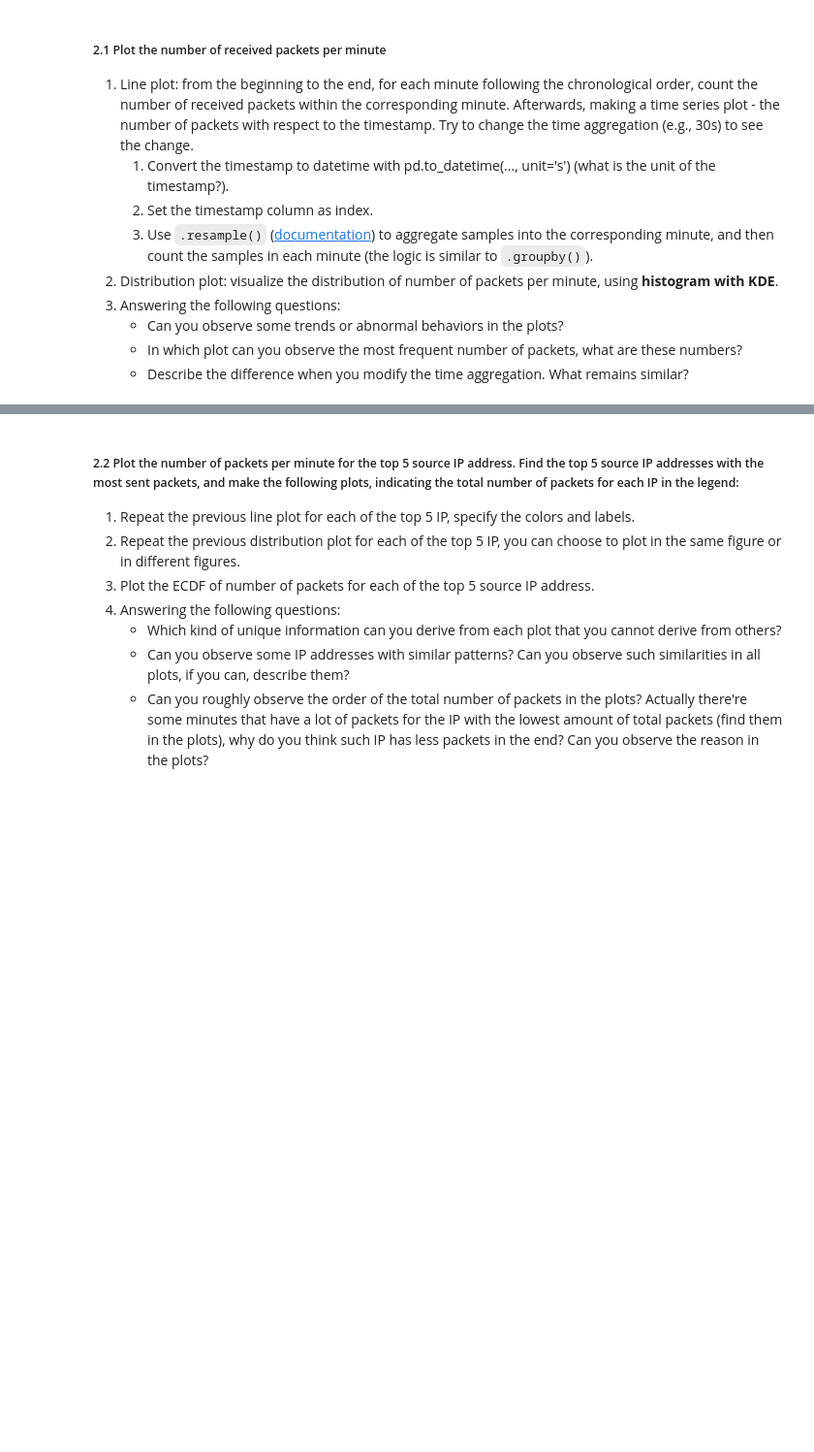
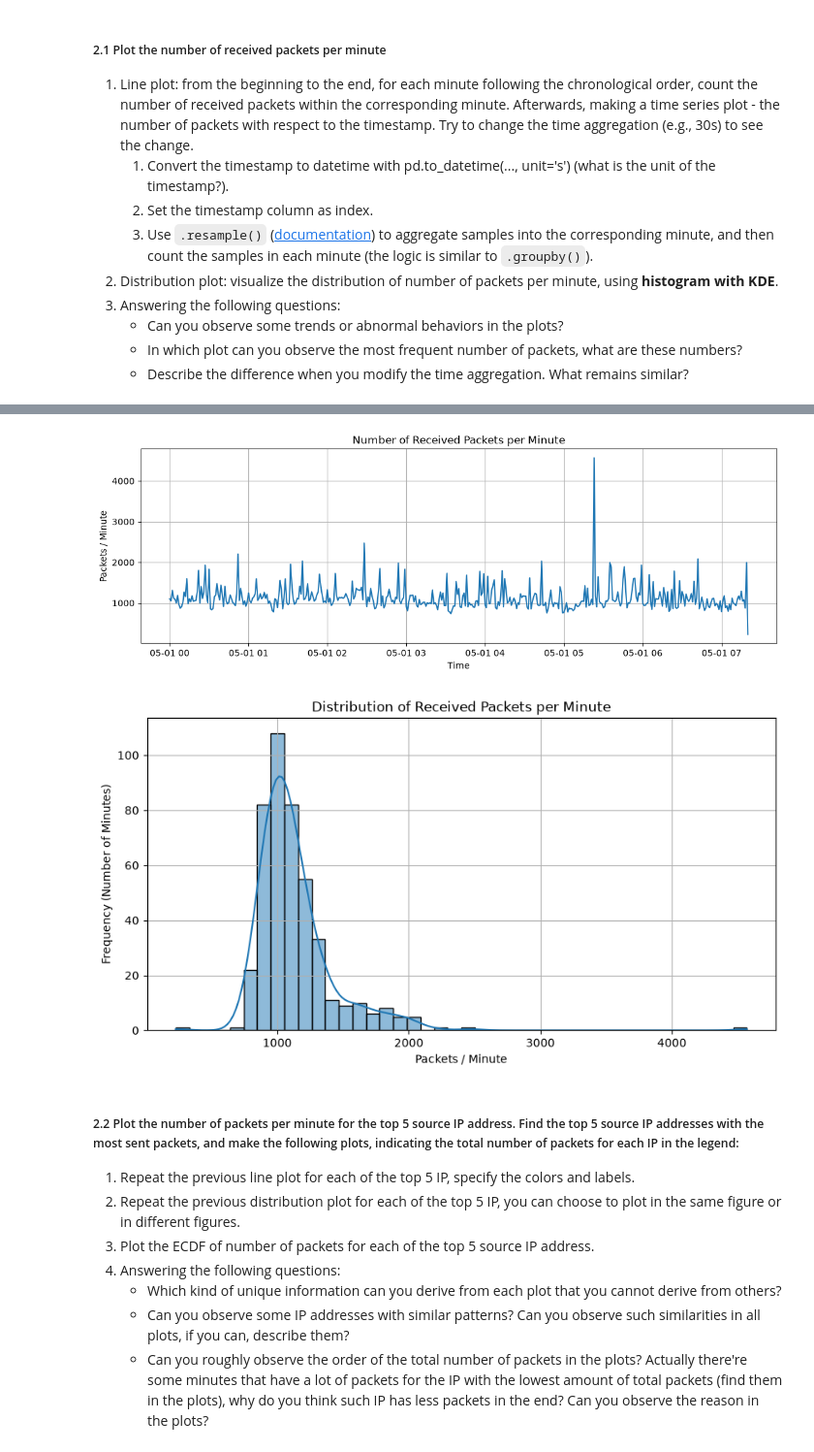
Before and after one commit to nikolasfas/ml4n-python, a Jupyter notebook: labs/lab_3.ipynb, the cells around one changed output, grey strips where cells are left out. Shown at 97% size. Saved outputs shown, nothing was run; the diff lists cells and outputs as text; code cells hidden in the pictures; blank space fills up the shorter version.

```diff
--- a/labs/lab_3.ipynb
+++ b/labs/lab_3.ipynb
@@ -446,4 +446,49 @@ df_dark
     - In which plot can you observe the most frequent number of packets, what are these numbers?
     - Describe the difference when you modify the time aggregation. What remains similar?
 # %%
-# Your answer here
+from ast import In
+from shutil import which
+
+import matplotlib.pyplot as plt
+import numpy as np
+import pandas as pd
+import seaborn as sns
+
+# 1. Convert 'ts' to human-readable datetime (keeping its column name!)
+df_dark["ts"] = pd.to_datetime(df_dark["ts"], unit="s")
+
+# 2. Group per minute directly using on='ts' (no set_index needed!)
+df_resampled = df_dark.resample("1min", on="ts").size().reset_index(name="packet_count")
+
+print(df_resampled)
+
+
+fig, ax = plt.subplots(figsize=(13, 4))
+
+# Seaborn line plot
+sns.lineplot(data=df_resampled, x="ts", y="packet_count")
+
+ax.set_title("Number of Received Packets per Minute")
+ax.set_xlabel("Time")
+ax.set_ylabel("Packets / Minute")
+ax.grid(True)
+
+plt.show()
+
+fig, ax = plt.subplots(figsize=(10,5))
+
+# Seaborn histogram with KDE
+sns.histplot(
+    data = df_resampled,
+    x = "packet_count",
+    kde = True,
+    ax = ax
+)
+
+ax.set_title("Distribution of Received Packets per Minute")
+ax.set_xlabel("Packets / Minute")
+ax.set_ylabel("Frequency (Number of Minutes)")
+ax.grid(True)
+
+plt.show()
+# %% [output]
@@ -450,3 +509,5 @@ df_dark
+[figure, added]
+[figure, added]
 # %% [markdown]
 ##### 2.2 Plot the number of packets per minute for the top 5 source IP address. Find the top 5 source IP addresses with the most sent packets, and make the following plots, indicating the total number of packets for each IP in the legend:
 1. Repeat the previous line plot for each of the top 5 IP, specify the colors and labels.
```
Also changed, not shown: parts of 5 cells of this notebook, 1 other file.
